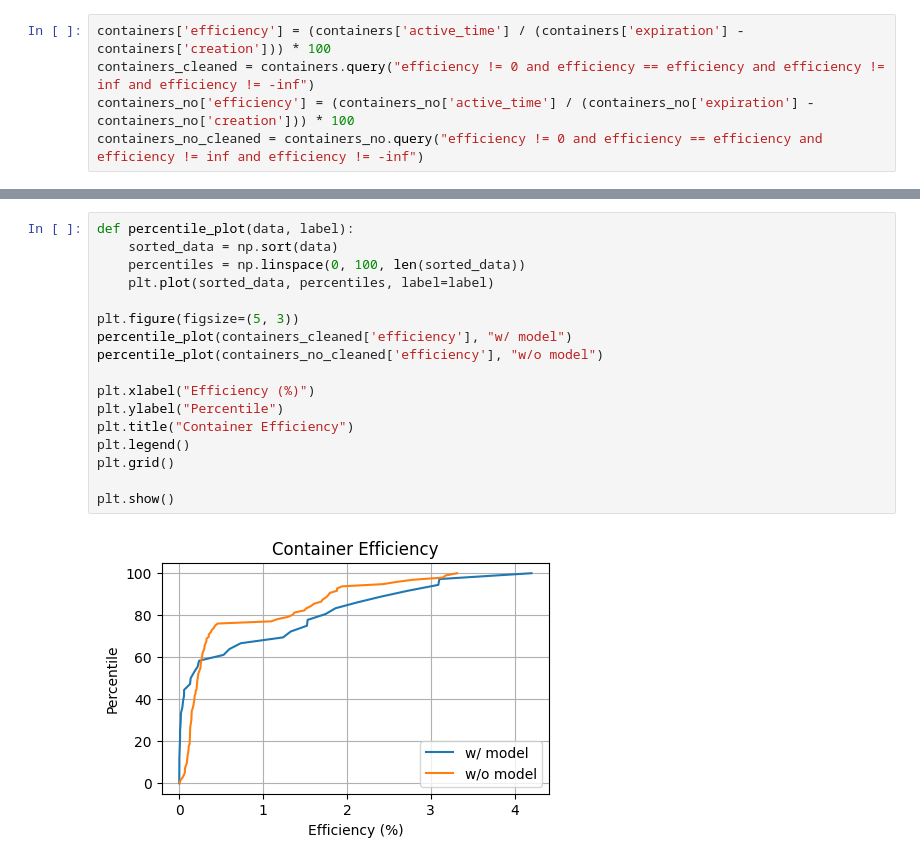
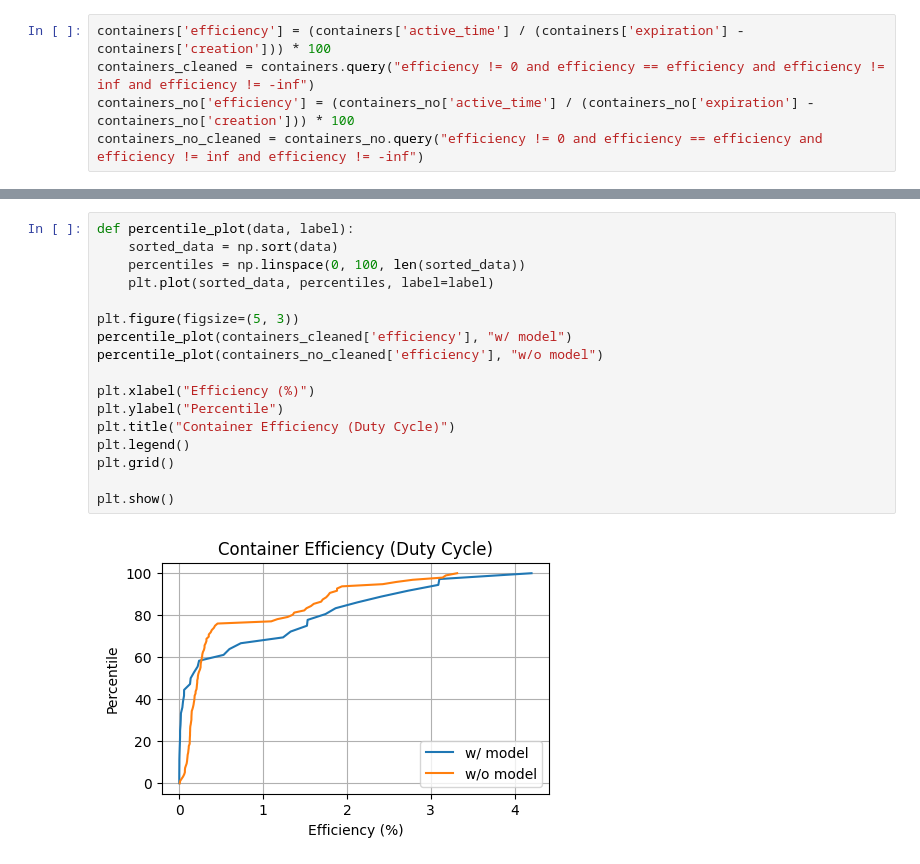
Before and after one commit to yuridekim/serverless-forecasting, a Jupyter notebook: sf2.ipynb, the cells around one changed output, grey strips where cells are left out. Saved outputs shown, nothing was run; the diff lists cells and outputs as text.

Commit message:
update graph

```diff
--- a/sf2.ipynb
+++ b/sf2.ipynb
@@ -155,19 +139,19 @@ Name: efficiency, dtype: float64
 # %%
 def percentile_plot(data, label):
     sorted_data = np.sort(data)
     percentiles = np.linspace(0, 100, len(sorted_data))
     plt.plot(sorted_data, percentiles, label=label)
 
 plt.figure(figsize=(5, 3))
 percentile_plot(containers_cleaned['efficiency'], "w/ model")
 percentile_plot(containers_no_cleaned['efficiency'], "w/o model")
 
 plt.xlabel("Efficiency (%)")
 plt.ylabel("Percentile")
-plt.title("Container Efficiency")
+plt.title("Container Efficiency (Duty Cycle)")
 plt.legend()
 plt.grid()
 
 plt.show()
 # %% [output]
-[figure, old version]
+[figure, new version]
```
Also changed, not shown: parts of 2 cells of this notebook.
